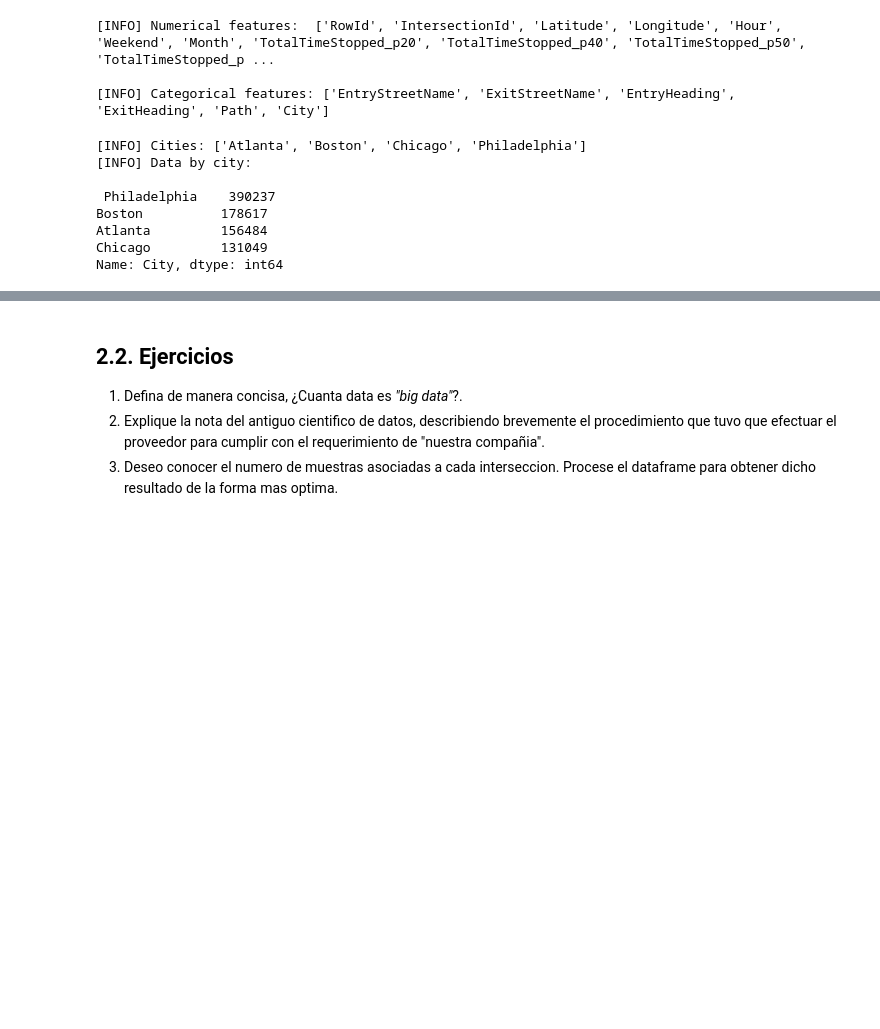
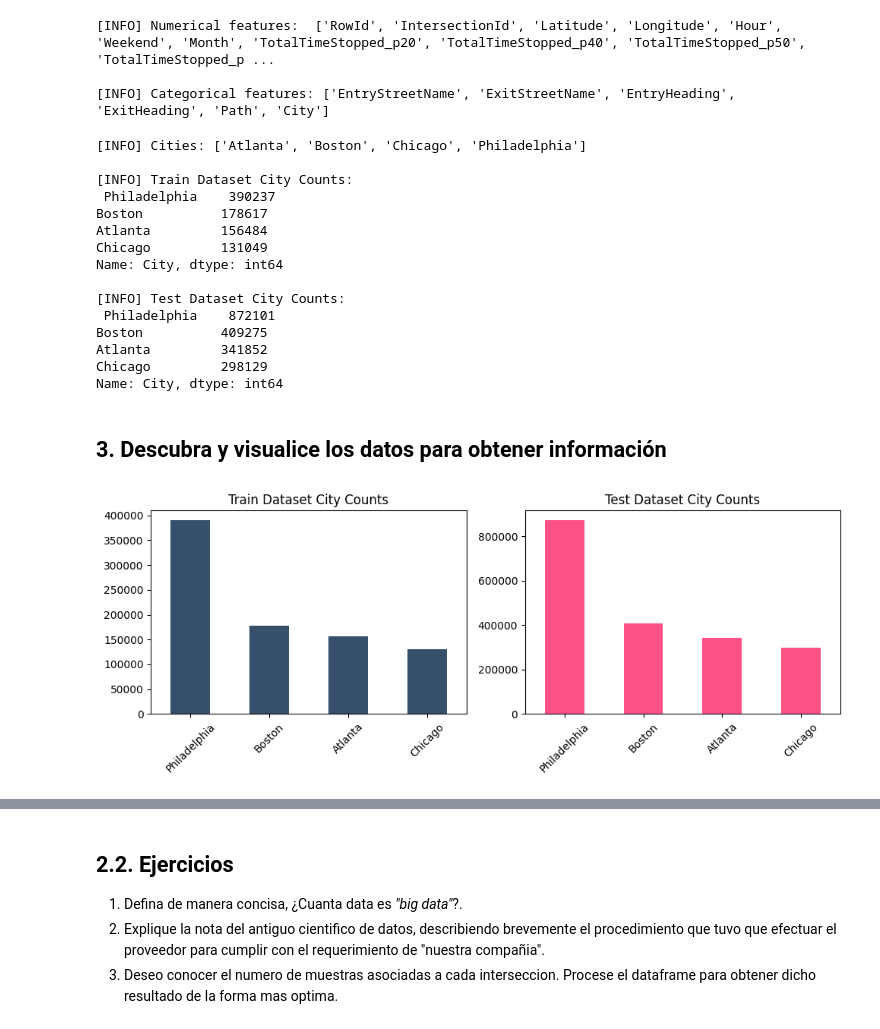
Before and after one commit to joefavergel/pbs-enae-ml-course, a Jupyter notebook: traffic_congestion_end-to-end_ml_project.ipynb, the cells around one changed output, grey strips where cells are left out. Saved outputs shown, nothing was run; the diff lists cells and outputs as text; code cells hidden in the pictures; blank space fills up the shorter version.

Commit message:
:construction: Visualize georeferenced data

```diff
--- a/traffic_congestion_end-to-end_ml_project.ipynb
+++ b/traffic_congestion_end-to-end_ml_project.ipynb
@@ -323,14 +343,43 @@ print("\n[INFO] Categorical features:", cat_cols)
 # %%
 cities = list(train["City"].unique())
 print("[INFO] Cities:", cities)
-print("[INFO] Data by city:\n\n", train['City'].value_counts())
+print("\n[INFO] Train Dataset City Counts:\n", train['City'].value_counts())
+print("\n[INFO] Test Dataset City Counts:\n", test['City'].value_counts())
 # %% [output]
 [INFO] Cities: ['Atlanta', 'Boston', 'Chicago', 'Philadelphia']
-[INFO] Data by city:
 
+[INFO] Train Dataset City Counts:
  Philadelphia    390237
 Boston          178617
 Atlanta         156484
 Chicago         131049
 Name: City, dtype: int64
+
+[INFO] Test Dataset City Counts:
+ Philadelphia    872101
+Boston          409275
+Atlanta         341852
+Chicago         298129
+Name: City, dtype: int64
+# %% [markdown]
+<a id="descubra-y-visualice"></a>
+## 3. Descubra y visualice los datos para obtener información
+# %%
+import matplotlib.pyplot as plt
+
+
+cities = [train["City"].value_counts(), test["City"].value_counts()]
+titles = ["Train", "Test"]
+colors = ["#364F6B", "#FC5185"]
+
+f, axs = plt.subplots(1,2,figsize=(10,4))
+for ax, city, title, color in zip(axs, cities, titles, colors):
+    city.plot(ax=ax, color=color, kind='bar')
+    ax.set_title(f"{title} Dataset City Counts")
+    ax.tick_params(axis='x', rotation=45)
+
+plt.tight_layout()
+plt.show()
+# %% [output]
+[figure, added]
 # %%
```
Also changed, not shown: parts of 33 cells of this notebook.
